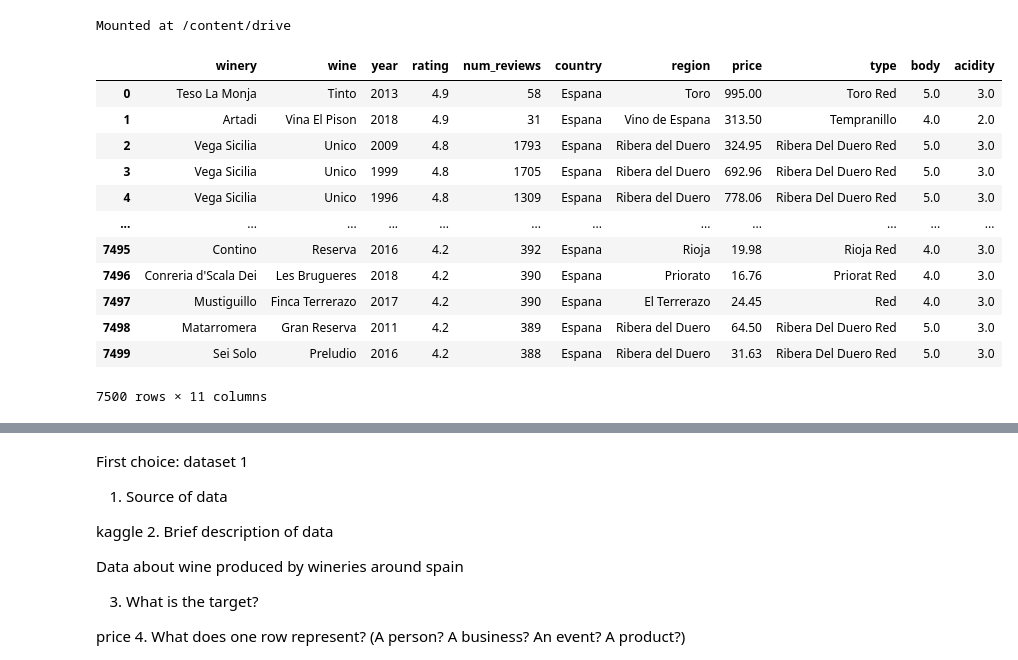
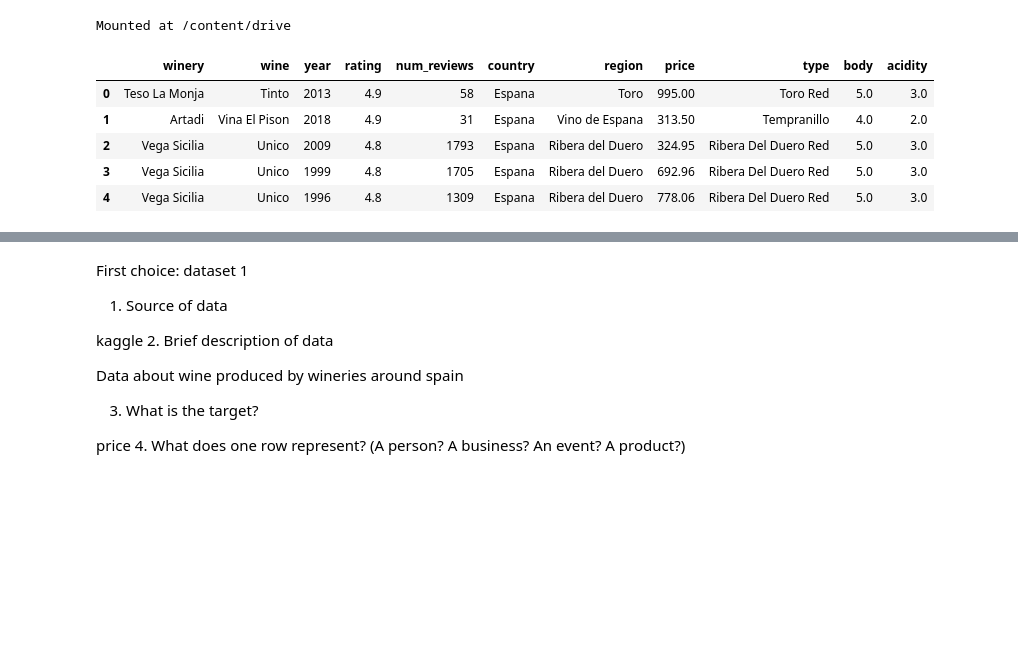
Before and after one commit to ainejerry/wine_repo, a Jupyter notebook: PROJECT_2_WINE.ipynb, the cells around one changed output, grey strips where cells are left out. Drawn from its saved outputs; the diff is of its cells as text; code cells hidden in the pictures; blank space fills up the shorter version.

```diff
--- a/PROJECT_2_WINE.ipynb
+++ b/PROJECT_2_WINE.ipynb
@@ -11,22 +11,15 @@ import pandas as pd
 # %%
 #load the data set
 fpath = '/content/drive/MyDrive/CodingDojo/week 7/wines_SPA.csv'
 df = pd.read_csv(fpath)
-df
+df.head()
 # %% [output]
 |  | winery | wine | year | rating | num_reviews | country | region | price | type | body | acidity |
 | 0 | Teso La Monja | Tinto | 2013 | 4.9 | 58 | Espana | Toro | 995.00 | Toro Red | 5.0 | 3.0 |
 | 1 | Artadi | Vina El Pison | 2018 | 4.9 | 31 | Espana | Vino de Espana | 313.50 | Tempranillo | 4.0 | 2.0 |
 | 2 | Vega Sicilia | Unico | 2009 | 4.8 | 1793 | Espana | Ribera del Duero | 324.95 | Ribera Del Duero Red | 5.0 | 3.0 |
 | 3 | Vega Sicilia | Unico | 1999 | 4.8 | 1705 | Espana | Ribera del Duero | 692.96 | Ribera Del Duero Red | 5.0 | 3.0 |
 | 4 | Vega Sicilia | Unico | 1996 | 4.8 | 1309 | Espana | Ribera del Duero | 778.06 | Ribera Del Duero Red | 5.0 | 3.0 |
-| ... | ... | ... | ... | ... | ... | ... | ... | ... | ... | ... | ... |
-| 7495 | Contino | Reserva | 2016 | 4.2 | 392 | Espana | Rioja | 19.98 | Rioja Red | 4.0 | 3.0 |
-| 7496 | Conreria d'Scala Dei | Les Brugueres | 2018 | 4.2 | 390 | Espana | Priorato | 16.76 | Priorat Red | 4.0 | 3.0 |
-| 7497 | Mustiguillo | Finca Terrerazo | 2017 | 4.2 | 390 | Espana | El Terrerazo | 24.45 | Red | 4.0 | 3.0 |
-| 7498 | Matarromera | Gran Reserva | 2011 | 4.2 | 389 | Espana | Ribera del Duero | 64.50 | Ribera Del Duero Red | 5.0 | 3.0 |
-| 7499 | Sei Solo | Preludio | 2016 | 4.2 | 388 | Espana | Ribera del Duero | 31.63 | Ribera Del Duero Red | 5.0 | 3.0 |
-7500 rows × 11 columns
 # %%
 df.info()
 # %% [output]
```
Also changed, not shown: parts of 3 cells of this notebook.
